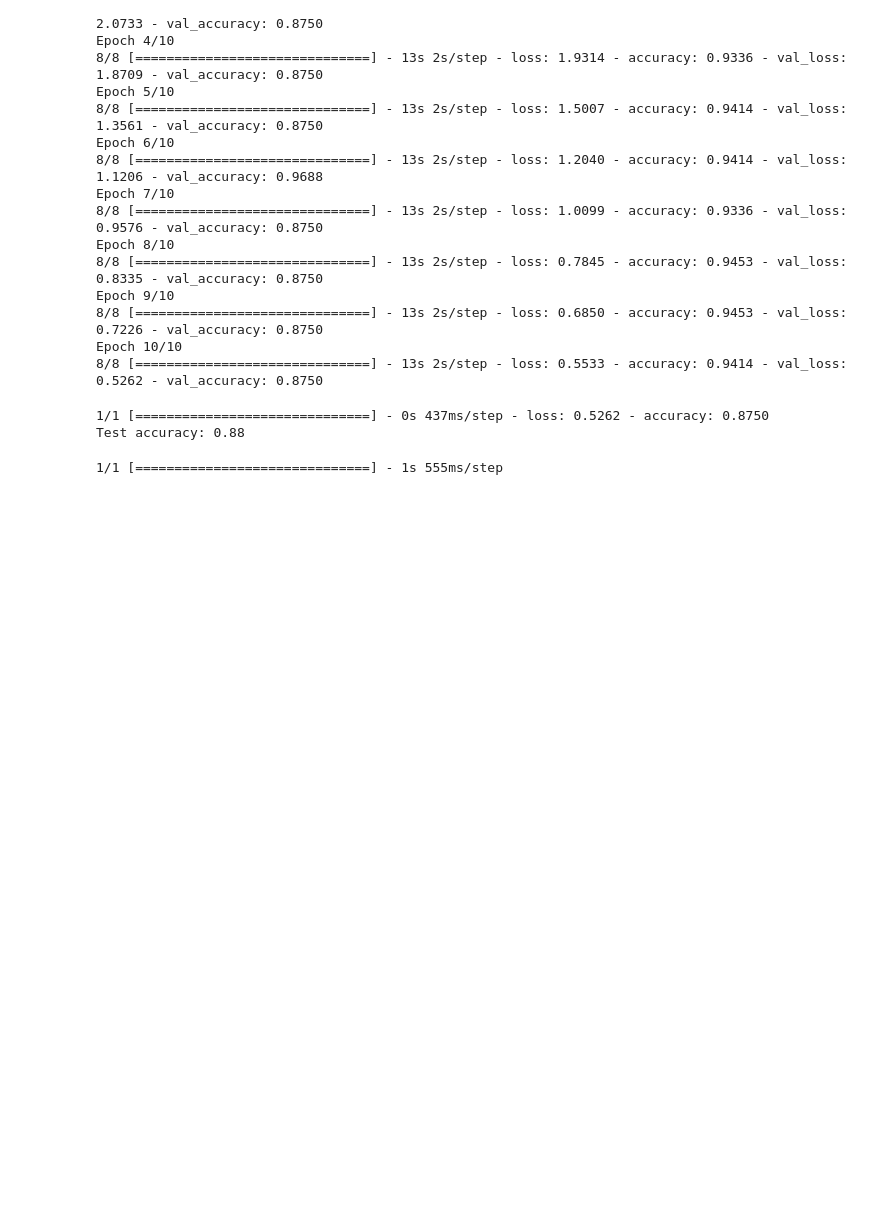
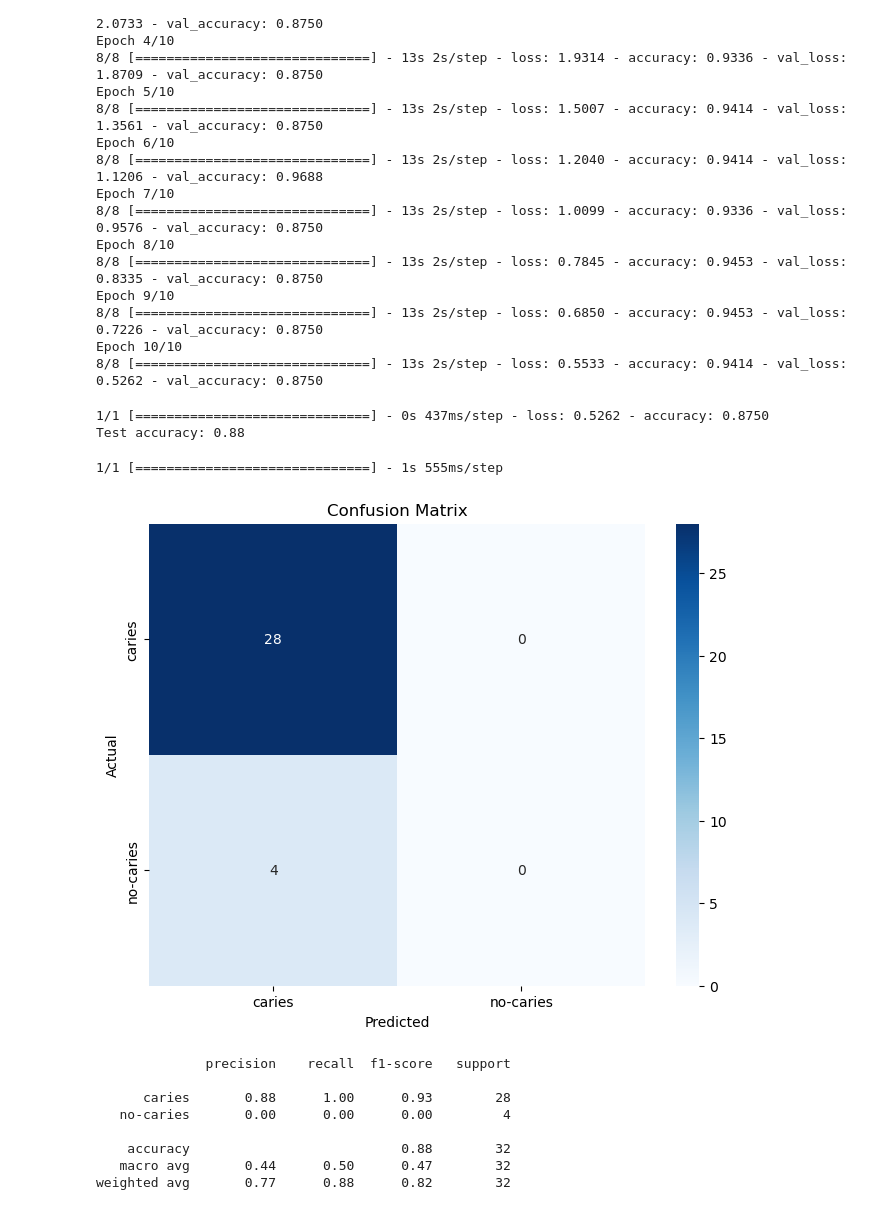
Before and after one commit to shahraizzargham1123/caries-detection, a Jupyter notebook: caries-detection.ipynb, the cells around one changed output. Cells and saved outputs as stored; diff of their text form; code cells hidden in the pictures; blank space fills up the shorter version.

Commit message:
feat: add confusion matrix and classification report

```diff
--- a/caries-detection.ipynb
+++ b/caries-detection.ipynb
@@ -260,3 +260,32 @@ predictions = model.predict(test_generator)
 y_pred = np.round(predictions)
 # %% [output]
 1/1 [==============================] - 1s 555ms/step
+# %%
+# Suppress UndefinedMetricWarning warnings
+warnings.filterwarnings("ignore", category=UndefinedMetricWarning)
+
+# Confusion matrix and classification report
+conf_matrix = confusion_matrix(test_generator.classes, y_pred)
+class_names = list(test_generator.class_indices.keys())
+
+plt.figure(figsize=(8, 6))
+sns.heatmap(conf_matrix, annot=True, fmt='d', cmap='Blues', xticklabels=class_names, yticklabels=class_names)
+plt.xlabel('Predicted')
+plt.ylabel('Actual')
+plt.title('Confusion Matrix')
+plt.show()
+
+print(classification_report(test_generator.classes, y_pred, target_names=class_names))
+
+# Remove the filter after using
+warnings.filterwarnings("default", category=UndefinedMetricWarning)
+# %% [output]
+[figure, added]
+              precision    recall  f1-score   support
+
+      caries       0.88      1.00      0.93        28
+   no-caries       0.00      0.00      0.00         4
+
+    accuracy                           0.88        32
+   macro avg       0.44      0.50      0.47        32
+weighted avg       0.77      0.88      0.82        32
```
